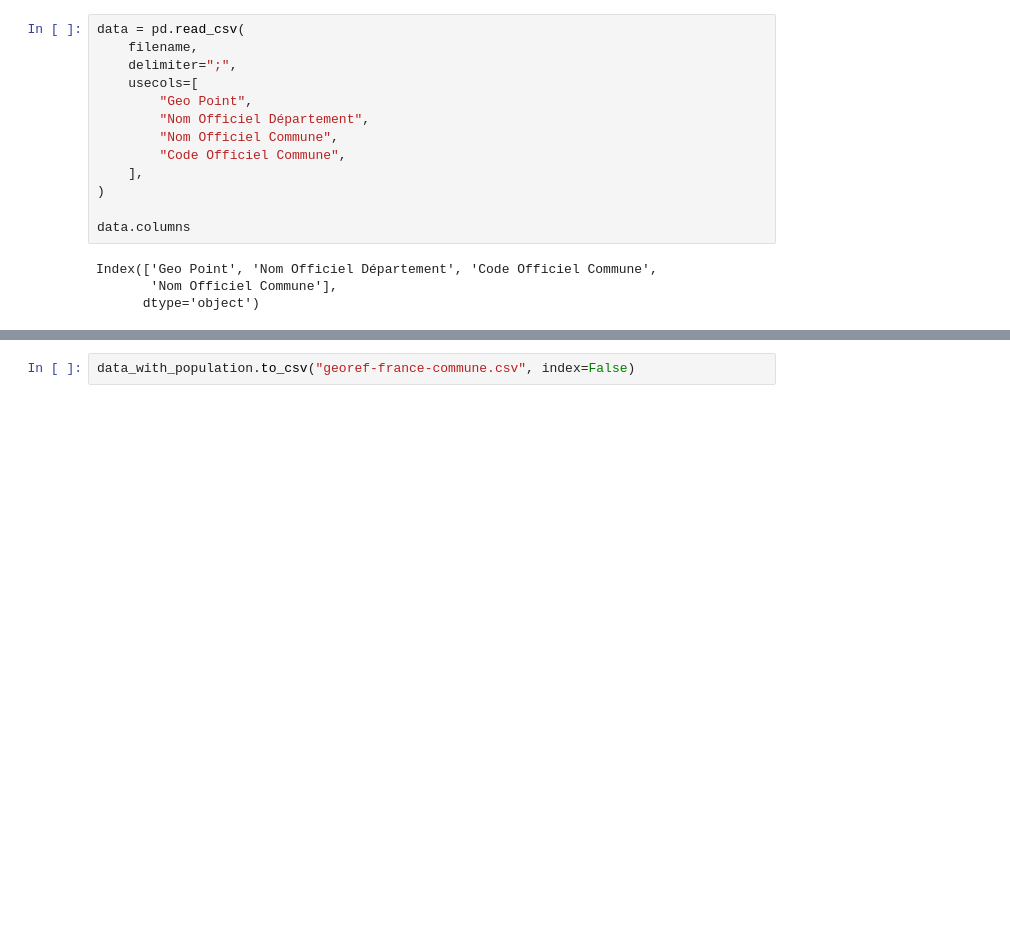
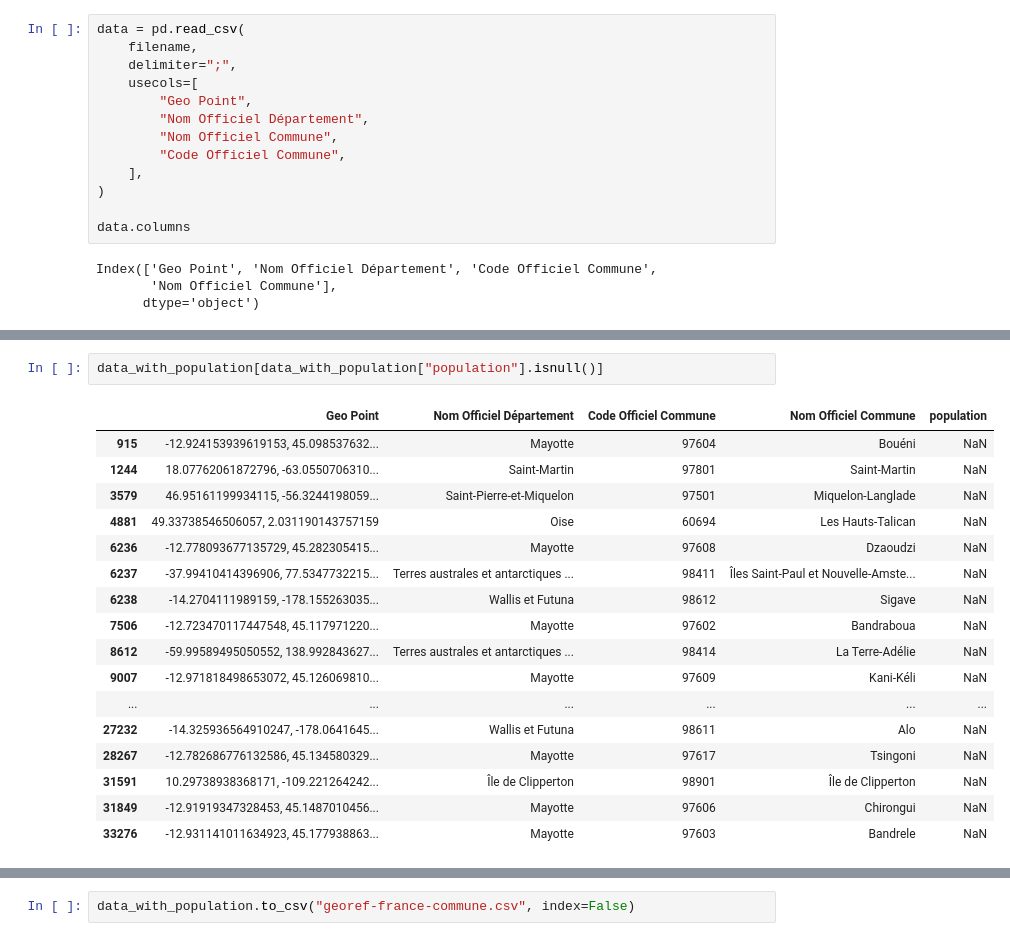
Before and after one commit to antoinetavant/pollen-forecast, a Jupyter notebook: notebooks/communes_de_france.ipynb, the cells around one changed output, grey strips where cells are left out. Drawn from its saved outputs; the diff is of its cells as text; blank space fills up the shorter version.

```diff
--- a/notebooks/communes_de_france.ipynb
+++ b/notebooks/communes_de_france.ipynb
@@ -65,3 +60,23 @@ data_with_population = data.join(
+# %%
+data_with_population[data_with_population["population"].isnull()]
+# %% [output]
+|  | Geo Point | Nom Officiel Département | Code Officiel Commune | Nom Officiel Commune | population |
+| 915 | -12.924153939619153, 45.098537632... | Mayotte | 97604 | Bouéni | NaN |
+| 1244 | 18.07762061872796, -63.0550706310... | Saint-Martin | 97801 | Saint-Martin | NaN |
+| 3579 | 46.95161199934115, -56.3244198059... | Saint-Pierre-et-Miquelon | 97501 | Miquelon-Langlade | NaN |
+| 4881 | 49.33738546506057, 2.031190143757159 | Oise | 60694 | Les Hauts-Talican | NaN |
+| 6236 | -12.778093677135729, 45.282305415... | Mayotte | 97608 | Dzaoudzi | NaN |
+| 6237 | -37.99410414396906, 77.5347732215... | Terres australes et antarctiques ... | 98411 | Îles Saint-Paul et Nouvelle-Amste... | NaN |
+| 6238 | -14.2704111989159, -178.155263035... | Wallis et Futuna | 98612 | Sigave | NaN |
+| 7506 | -12.723470117447548, 45.117971220... | Mayotte | 97602 | Bandraboua | NaN |
+| 8612 | -59.99589495050552, 138.992843627... | Terres australes et antarctiques ... | 98414 | La Terre-Adélie | NaN |
+| 9007 | -12.971818498653072, 45.126069810... | Mayotte | 97609 | Kani-Kéli | NaN |
+| ... | ... | ... | ... | ... | ... |
+| 27232 | -14.325936564910247, -178.0641645... | Wallis et Futuna | 98611 | Alo | NaN |
+| 28267 | -12.782686776132586, 45.134580329... | Mayotte | 97617 | Tsingoni | NaN |
+| 31591 | 10.29738938368171, -109.221264242... | Île de Clipperton | 98901 | Île de Clipperton | NaN |
+| 31849 | -12.91919347328453, 45.1487010456... | Mayotte | 97606 | Chirongui | NaN |
+| 33276 | -12.931141011634923, 45.177938863... | Mayotte | 97603 | Bandrele | NaN |
 # %%
 # split Geo Point into latitude and longitude
 data_with_population[["latitude", "longitude"]] = data_with_population[
```
Also changed, not shown: parts of 21 cells of this notebook, 6 other files.
